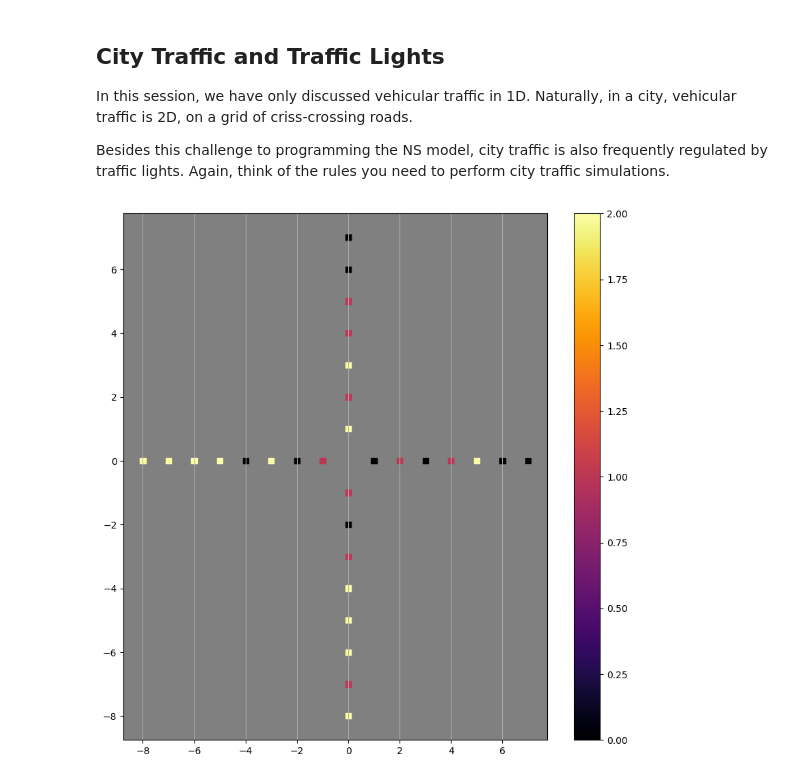
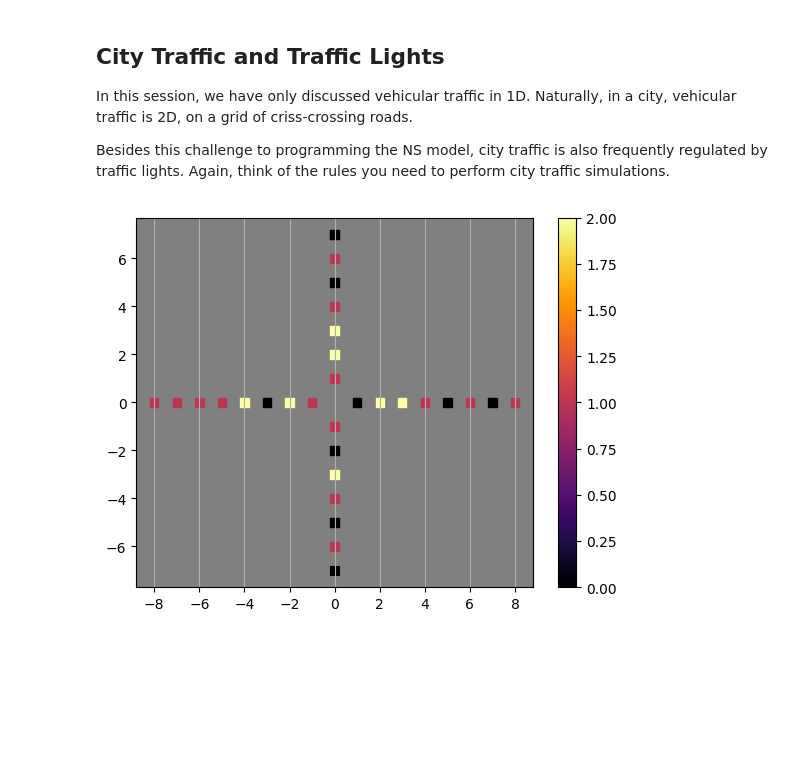
Before and after one commit to PunnawatSiri/Complexity_Science_Course, a Jupyter notebook: NagelSchreckenbergModel.ipynb, the cells around one changed output. Saved outputs shown, nothing was run; the diff lists cells and outputs as text; code cells hidden in the pictures; blank space fills up the shorter version.

```diff
--- a/NagelSchreckenbergModel.ipynb
+++ b/NagelSchreckenbergModel.ipynb
@@ -524,7 +532,7 @@ import collections
 def step_multilanes(vehicles,L,N,lanes,p=0.2):
     num_car = collections.Counter((np.transpose(vehicles[:,:2])[0]))
     pos_copy = pos.copy()
-    for i,(posy,posx,vel) in enumerate(vehicles):
+    for i,(posy,posx,vel,name) in enumerate(vehicles):
         N = num_car[posy]
         # acceleration
         if vel < vmax:
@@ -555,7 +563,7 @@ def step_multilanes(vehicles,L,N,lanes,p=0.2):
             # Insert newpos0 and newvel0 at the beginning of pos and vel
             vehicles = np.insert(vehicles, 0, (posy,new_posx,vel), axis=0)
             break
-        vehicles[i] = (posy,posx,vel)
+        vehicles[i] = (posy,posx,vel,name)
     return vehicles
 
 def change_lane(vehicles,i,posy,posx,vel,lanes):
@@ -570,9 +578,9 @@ def change_lane(vehicles,i,posy,posx,vel,lanes):
         return posy-1,posx,vel
     else: return posy,posx,vel
 # %%
-show_multilane(vehicles[:,:2],vehicles[:,-1])
+show_multilane(vehicles)
 for i in range(30):
   print(i+1)
   vehicles = step_multilanes(vehicles,L,N,lanes,p)
-  show_multilane(vehicles[:,:2],vehicles[:,-1])
+  show_multilane(vehicles)
 # %% [output]
@@ -603,7 +611,7 @@ def show_crosslanes(vehicles,start_point=-L,end_point=L):
     cross_lane : number of in to cross road lanes and out to cross road lanes i.e. 2x2
 
     '''
-    fig = plt.figure(figsize=(10,10))
+    # fig = plt.figure(figsize=(10,10))
 
     # Plot the scatter plot
     for i in range(4):
@@ -615,9 +623,9 @@ def show_crosslanes(vehicles,start_point=-L,end_point=L):
       elif i ==1:
           plt.scatter([0 for _ in posy], posx,c=vel,cmap='inferno', marker='s')
       elif i ==2:
-          plt.scatter([-j for j in posx], [0 for _ in posy],c=vel,cmap='inferno', marker='s')
+          plt.scatter([j for j in posx], [0 for _ in posy],c=vel,cmap='inferno', marker='s')
       elif i ==3:
-          plt.scatter([0 for _ in posy], [-j for j in posx],c=vel,cmap='inferno', marker='s')
+          plt.scatter([0 for _ in posy], [j for j in posx],c=vel,cmap='inferno', marker='s')
     plt.colorbar()
     # black background
     plt.gca().set_facecolor('grey')
@@ -626,12 +634,20 @@ def show_crosslanes(vehicles,start_point=-L,end_point=L):
     # plt.yticks([i for i in range(start_point,end_point)], [i for i in range(start_point,end_point)])
     # plt.xlim(start_point, end_point)
     plt.show()
+# %%
+def make_traffic_cross_lane(pos,vel):
+    # Flatten the arrays
+    posx = pos.flatten()
+    posy = np.repeat(np.arange(pos.shape[0]), pos.shape[1])
+    vel_flat = vel.flatten()
+    vehicle = [(y,x,v) if y in [0,1] else (y,-x,v) for y,x,v in zip(posy,posx,vel_flat)]
+    return np.array(sorted(vehicle,key=lambda x:x[1]))
 # %%
 # crossroad
 cross_lane = 4
 L = 30
 pos, vel = get_pos_vel_multilanes(L, N, vmax,cross_lane)
-vehicles = make_traffic(pos,vel)
+vehicles = make_traffic_cross_lane(pos,vel)
 show_crosslanes(vehicles)
 # %% [output]
-[figure, old version]
+[figure, new version]
```
Also changed, not shown: parts of 15 cells of this notebook.
